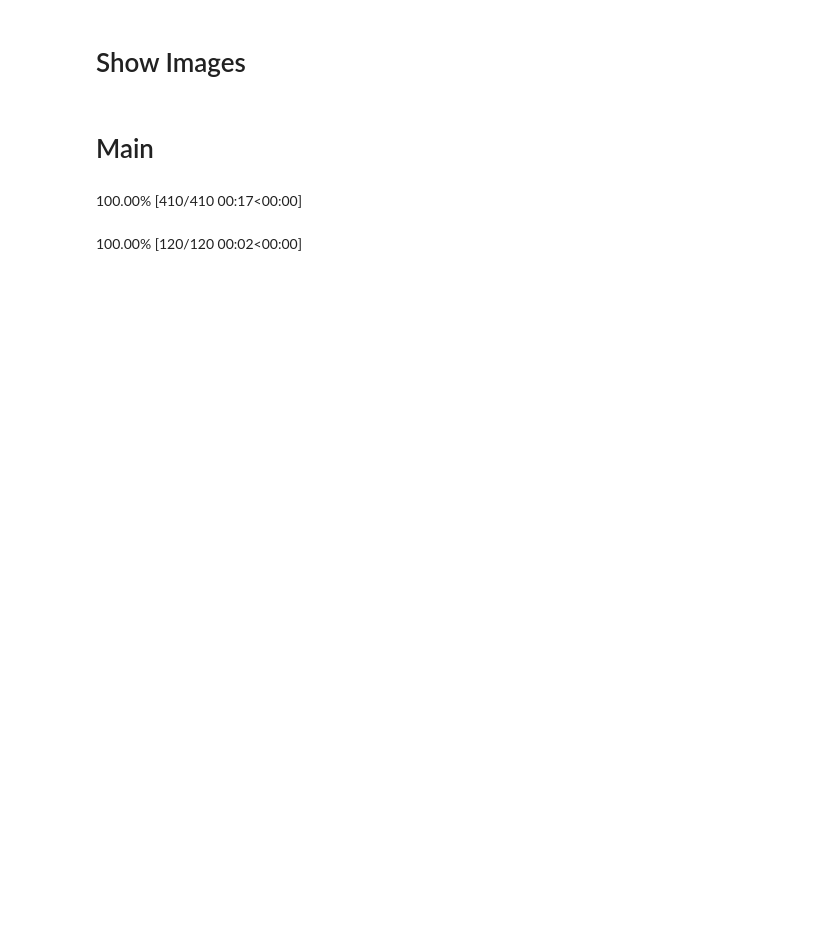
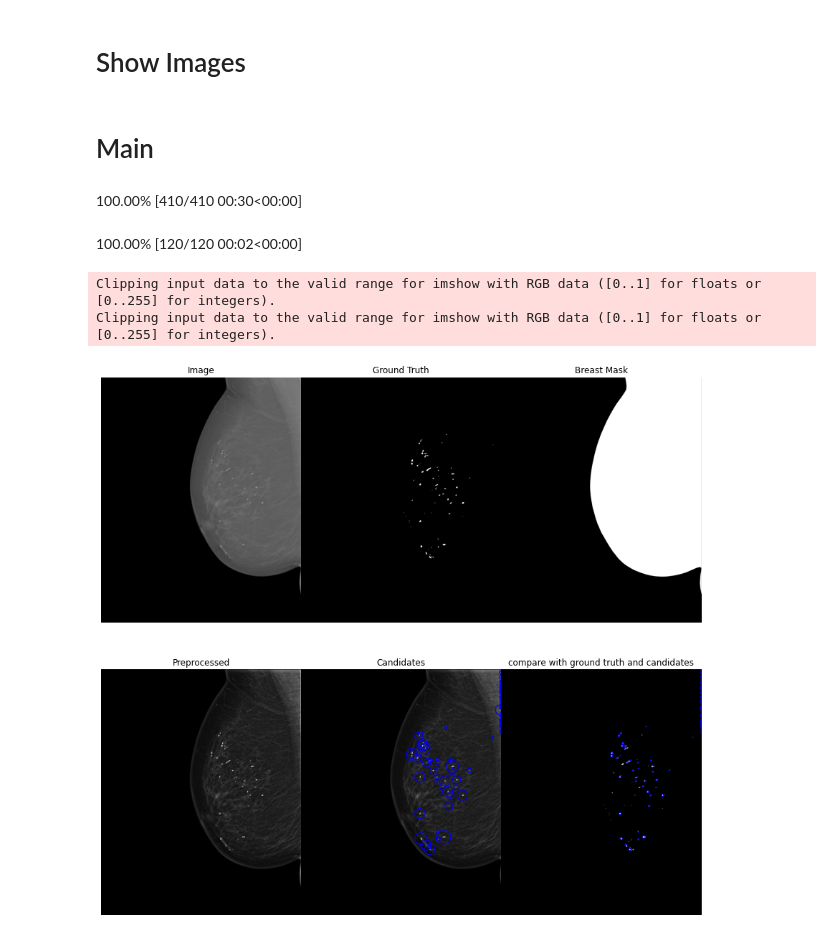
Before and after one commit to emyesme/CalcificationDetection, a Jupyter notebook: calcificationTestImageProcessing.ipynb, the cells around one changed output. Cells and saved outputs as stored; diff of their text form; code cells hidden in the pictures; blank space fills up the shorter version.

```diff
--- a/calcificationTestImageProcessing.ipynb
+++ b/calcificationTestImageProcessing.ipynb
@@ -272,7 +272,7 @@ def candidateExtraction(matrix, mask):
 # Get Ground Truth for each patch
 
 def patchGroundTruth(candidate, groundTruth):
-  truePatch = groundTruth[candidate[1]: candidate[1]+candidate[2], candidate[0]:candidate[0]+candidate[2]]
+  truePatch = groundTruth[candidate[0]: candidate[0]+candidate[2], candidate[1]:candidate[1]+candidate[2]]
   sum = np.sum(truePatch)
   if sum > 0:
     return str(1)
@@ -306,8 +306,8 @@ def featuresExtraction(matrix, candidates, features, mask, groundTruth, image):
     # to use them as coordinates they have to be integers
     candidate = candidate.astype(np.int64)
     # candidates are y,x and sigma
-    patchCandidate = matrix[candidate[1]:candidate[1] + candidate[2],
-                            candidate[0]:candidate[0] + candidate[2]]
+    patchCandidate = matrix[candidate[0]:candidate[0] + candidate[2],
+                            candidate[1]:candidate[1] + candidate[2]]
     # reduce even more the shades of gray T-T
     # graycomatrix, glcm, receive unsigned integer type
     # but if it is bigger that np.uint8 you have to change the levels argument
@@ -332,12 +332,12 @@ def featuresExtraction(matrix, candidates, features, mask, groundTruth, image):
       # The dimensions are: levels x levels x number of distances x number of angles.
 
       # properties: {‘contrast’, ‘dissimilarity’, ‘homogeneity’, ‘energy’, ‘correlation’, ‘ASM’}
-      dictFeatures['contrast'+ str(distance) + name] = feature.graycoprops(glcm, 'contrast')[0][0]
-      dictFeatures['dissimilarity' + str(distance) + name] = feature.graycoprops(glcm, 'dissimilarity')[0][0]
-      dictFeatures['homogeneity' + str(distance) + name] = feature.graycoprops(glcm, 'homogeneity')[0][0]
-      dictFeatures['energy' + str(distance) + name] = feature.graycoprops(glcm, 'energy')[0][0]
-      dictFeatures['correlation' + str(distance) + name] = feature.graycoprops(glcm, 'correlation')[0][0]
-      dictFeatures['ASM' + str(distance) + name] = feature.graycoprops(glcm, 'ASM')[0][0]
+      dictFeatures['contrast'+ str(distance) + name] = float(feature.graycoprops(glcm, 'contrast')[0][0])
+      dictFeatures['dissimilarity' + str(distance) + name] = float(feature.graycoprops(glcm, 'dissimilarity')[0][0])
+      dictFeatures['homogeneity' + str(distance) + name] = float(feature.graycoprops(glcm, 'homogeneity')[0][0])
+      dictFeatures['energy' + str(distance) + name] = float(feature.graycoprops(glcm, 'energy')[0][0])
+      dictFeatures['correlation' + str(distance) + name] = float(feature.graycoprops(glcm, 'correlation')[0][0])
+      dictFeatures['ASM' + str(distance) + name] = float(feature.graycoprops(glcm, 'ASM')[0][0])
 
       # https://scikit-image.org/docs/dev/api/skimage.feature.html#skimage.feature.graycoprops
       # Compute a feature of a gray level co-occurrence matrix to serve as a compact summary of the matrix.
@@ -585,49 +585,52 @@ for image, breastMask, groundTruth in zip(progress_bar(images), breastMasks, gro
     # feature extraction #
 
     features = featuresExtraction(copyPreprocessed, candidates, features, imgMask, imgGroundTruth, image)
 
 
     # machine learning must be applied for the classification of the features extracted
 
-    import gc
+    # import gc
 
-    del features
-    del preprocessed
-    del candidates
-    del blobs
-    del copyPreprocessed
-    del imgCopy
-    del img
-    del imgMask
-    del imgGroundTruth
+    # del features
+    # del preprocessed
+    # del candidates
+    # del blobs
+    # del copyPreprocessed
+    # del imgCopy
+    # del img
+    # del imgMask
+    # del imgGroundTruth
 
-    gc.collect()
+    # gc.collect()
 
     # end image processing part #
 
     # processing necessary for evaluation #
 
     # save blobs results to check groundtruth
     #blobs[image] = candidates
 
 
     # display related #
 
     # matrix of plots and size of the figure
-    #figure, axis = plt.subplots(2, 3, figsize=(15,15))
+    figure, axis = plt.subplots(2, 3, figsize=(15,15))
 
-    #display_grid(figure, axis, img, imgGroundTruth, preprocessed, candidates, features)
+    display_grid(figure, axis, img, imgGroundTruth, preprocessed, candidates, features)
 
-    #plt.subplots_adjust(wspace=0, hspace=0)
+    plt.subplots_adjust(wspace=0, hspace=0)
 
     # display figure with image
-    #plt.show()
+    plt.show()
 
     # display image with other function
     #cv2_imshow(features)
 # %% [output]
-100.00% [410/410 00:17<00:00]
+100.00% [410/410 00:30<00:00]
 100.00% [120/120 00:02<00:00]
+Clipping input data to the valid range for imshow with RGB data ([0..1] for floats or [0..255] for integers).
+Clipping input data to the valid range for imshow with RGB data ([0..1] for floats or [0..255] for integers).
+[figure, added]
 # %%
 import copy
 import pandas as pd
```
